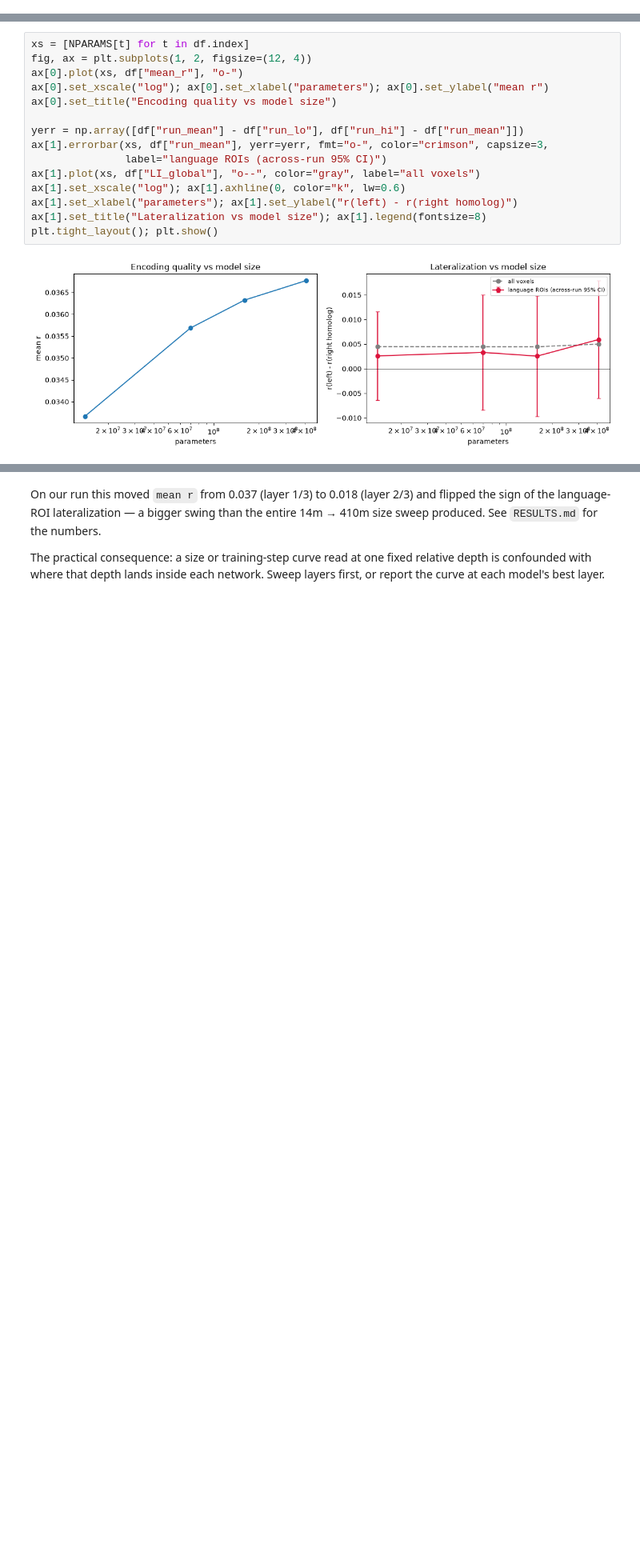
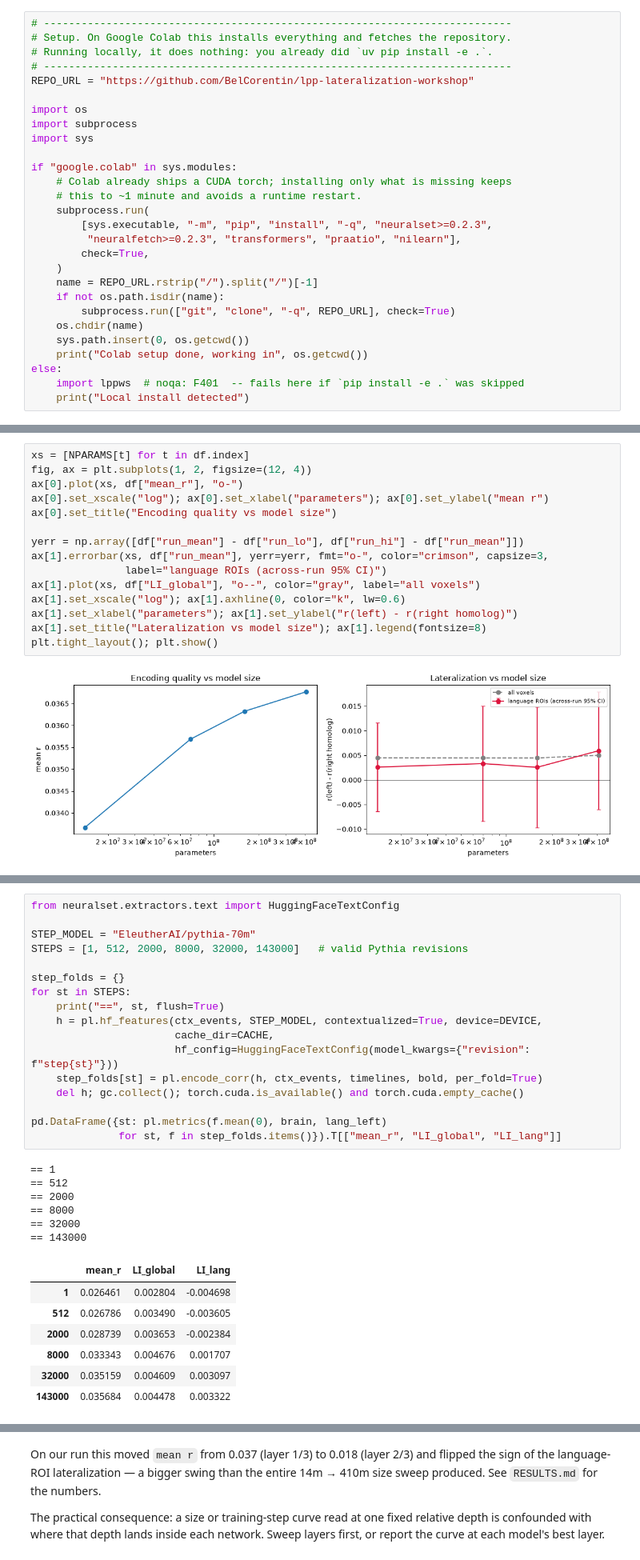
Before and after one commit to BelCorentin/lpp-lateralization-workshop, a Jupyter notebook: notebooks/lpp_lateralization.executed.ipynb, the cells around one changed output, grey strips where cells are left out. Shown at 80% size. Saved outputs shown, nothing was run; the diff lists cells and outputs as text; blank space fills up the shorter version.

```diff
--- a/notebooks/lpp_lateralization.executed.ipynb
+++ b/notebooks/lpp_lateralization.executed.ipynb
@@ -18,0 +23,28 @@ needs a GPU; the small models take a few minutes on CPU.
+# %%
+# ---------------------------------------------------------------------------
+# Setup. On Google Colab this installs everything and fetches the repository.
+# Running locally, it does nothing: you already did `uv pip install -e .`.
+# ---------------------------------------------------------------------------
+REPO_URL = "https://github.com/BelCorentin/lpp-lateralization-workshop"
+
+import os
+import subprocess
+import sys
+
+if "google.colab" in sys.modules:
+    # Colab already ships a CUDA torch; installing only what is missing keeps
+    # this to ~1 minute and avoids a runtime restart.
+    subprocess.run(
+        [sys.executable, "-m", "pip", "install", "-q", "neuralset>=0.2.3",
+         "neuralfetch>=0.2.3", "transformers", "praatio", "nilearn"],
+        check=True,
+    )
+    name = REPO_URL.rstrip("/").split("/")[-1]
+    if not os.path.isdir(name):
+        subprocess.run(["git", "clone", "-q", REPO_URL], check=True)
+    os.chdir(name)
+    sys.path.insert(0, os.getcwd())
+    print("Colab setup done, working in", os.getcwd())
+else:
+    import lppws  # noqa: F401  -- fails here if `pip install -e .` was skipped
+    print("Local install detected")
@@ -298,0 +348,31 @@ plt.tight_layout(); plt.show()
+# %%
+from neuralset.extractors.text import HuggingFaceTextConfig
+
+STEP_MODEL = "EleutherAI/pythia-70m"
+STEPS = [1, 512, 2000, 8000, 32000, 143000]   # valid Pythia revisions
+
+step_folds = {}
+for st in STEPS:
+    print("==", st, flush=True)
+    h = pl.hf_features(ctx_events, STEP_MODEL, contextualized=True, device=DEVICE,
+                       cache_dir=CACHE,
+                       hf_config=HuggingFaceTextConfig(model_kwargs={"revision": f"step{st}"}))
+    step_folds[st] = pl.encode_corr(h, ctx_events, timelines, bold, per_fold=True)
+    del h; gc.collect(); torch.cuda.is_available() and torch.cuda.empty_cache()
+
+pd.DataFrame({st: pl.metrics(f.mean(0), brain, lang_left)
+              for st, f in step_folds.items()}).T[["mean_r", "LI_global", "LI_lang"]]
+# %% [output]
+== 1
+== 512
+== 2000
+== 8000
+== 32000
+== 143000
+|  | mean_r | LI_global | LI_lang |
+| 1 | 0.026461 | 0.002804 | -0.004698 |
+| 512 | 0.026786 | 0.003490 | -0.003605 |
+| 2000 | 0.028739 | 0.003653 | -0.002384 |
+| 8000 | 0.033343 | 0.004676 | 0.001707 |
+| 32000 | 0.035159 | 0.004609 | 0.003097 |
+| 143000 | 0.035684 | 0.004478 | 0.003322 |
```
Also changed, not shown: parts of 11 cells of this notebook.
